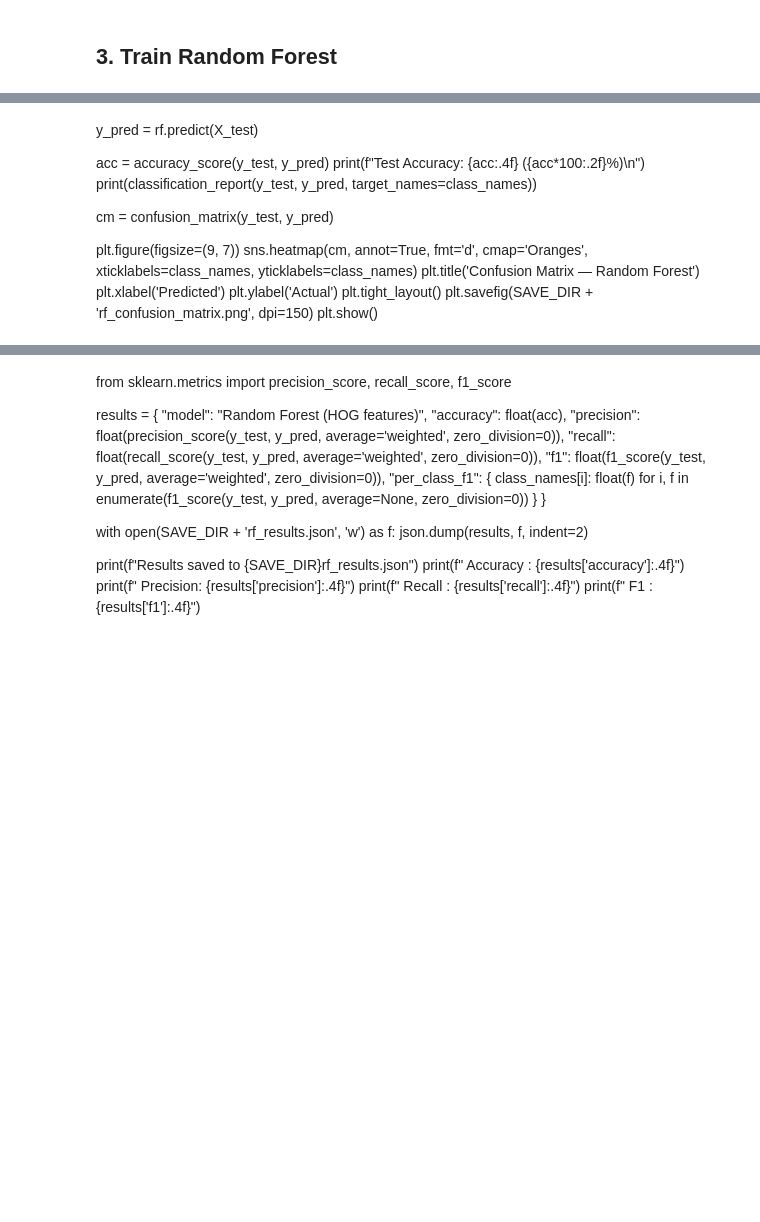
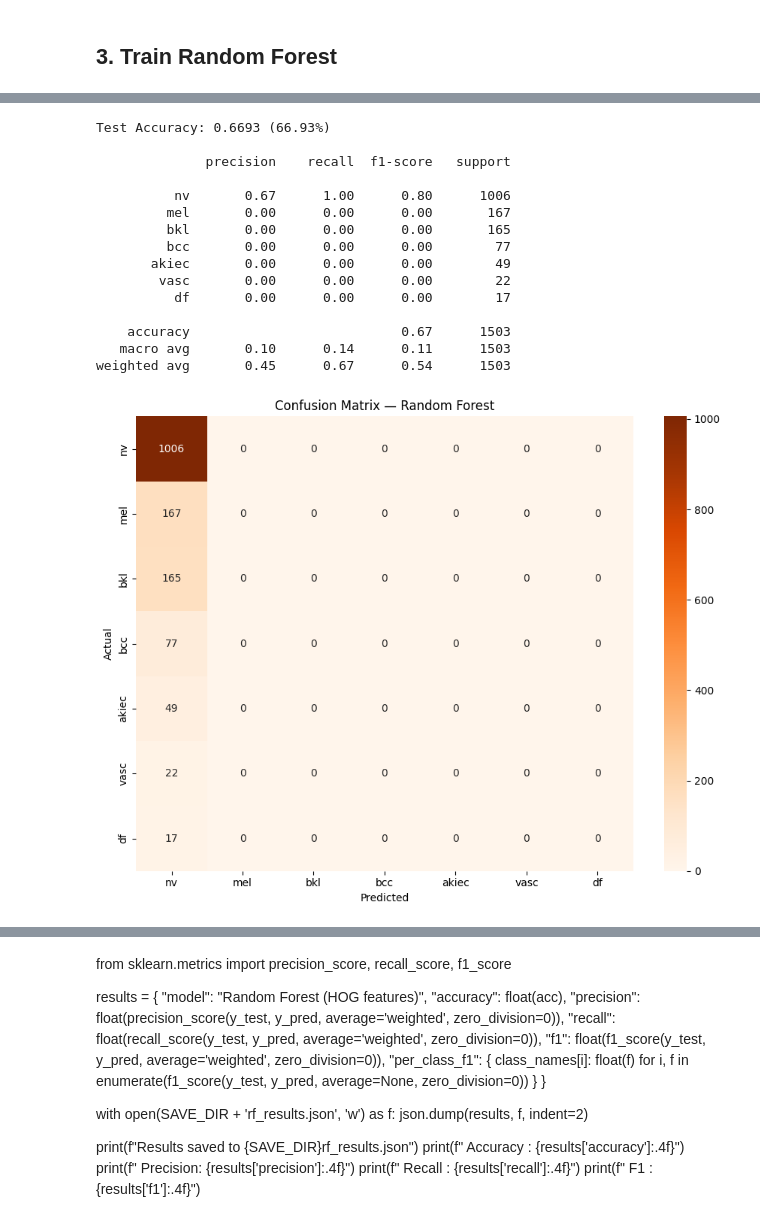
Before and after one commit to Skiffet/skin-lesion-classification, a Jupyter notebook: baseline_random_forest.ipynb, the cells around one changed output, grey strips where cells are left out. Saved outputs shown, nothing was run; the diff lists cells and outputs as text; code cells hidden in the pictures; blank space fills up the shorter version.

```diff
--- a/baseline_random_forest.ipynb
+++ b/baseline_random_forest.ipynb
@@ -108,21 +128,38 @@ print("Training complete!")
-# %% [markdown]
-y_pred = rf.predict(X_test)
-
-acc = accuracy_score(y_test, y_pred)
-print(f"Test Accuracy: {acc:.4f} ({acc*100:.2f}%)\n")
-print(classification_report(y_test, y_pred, target_names=class_names))
-
-cm = confusion_matrix(y_test, y_pred)
-
-plt.figure(figsize=(9, 7))
-sns.heatmap(cm, annot=True, fmt='d', cmap='Oranges',
-            xticklabels=class_names, yticklabels=class_names)
-plt.title('Confusion Matrix — Random Forest')
-plt.xlabel('Predicted')
-plt.ylabel('Actual')
-plt.tight_layout()
-plt.savefig(SAVE_DIR + 'rf_confusion_matrix.png', dpi=150)
-plt.show()
+# %%
+y_pred = rf.predict(X_test)
+
+acc = accuracy_score(y_test, y_pred)
+print(f"Test Accuracy: {acc:.4f} ({acc*100:.2f}%)\n")
+print(classification_report(y_test, y_pred, target_names=class_names))
+
+cm = confusion_matrix(y_test, y_pred)
+
+plt.figure(figsize=(9, 7))
+sns.heatmap(cm, annot=True, fmt='d', cmap='Oranges',
+            xticklabels=class_names, yticklabels=class_names)
+plt.title('Confusion Matrix — Random Forest')
+plt.xlabel('Predicted')
+plt.ylabel('Actual')
+plt.tight_layout()
+plt.savefig(SAVE_DIR + 'rf_confusion_matrix.png', dpi=150)
+plt.show()
+# %% [output]
+Test Accuracy: 0.6693 (66.93%)
+
+              precision    recall  f1-score   support
+
+          nv       0.67      1.00      0.80      1006
+         mel       0.00      0.00      0.00       167
+         bkl       0.00      0.00      0.00       165
+         bcc       0.00      0.00      0.00        77
+       akiec       0.00      0.00      0.00        49
+        vasc       0.00      0.00      0.00        22
+          df       0.00      0.00      0.00        17
+
+    accuracy                           0.67      1503
+   macro avg       0.10      0.14      0.11      1503
+weighted avg       0.45      0.67      0.54      1503
+[figure, added]
 # %%
 cm = confusion_matrix(y_test, y_pred)
 
```
Also changed, not shown: parts of 9 cells of this notebook.
